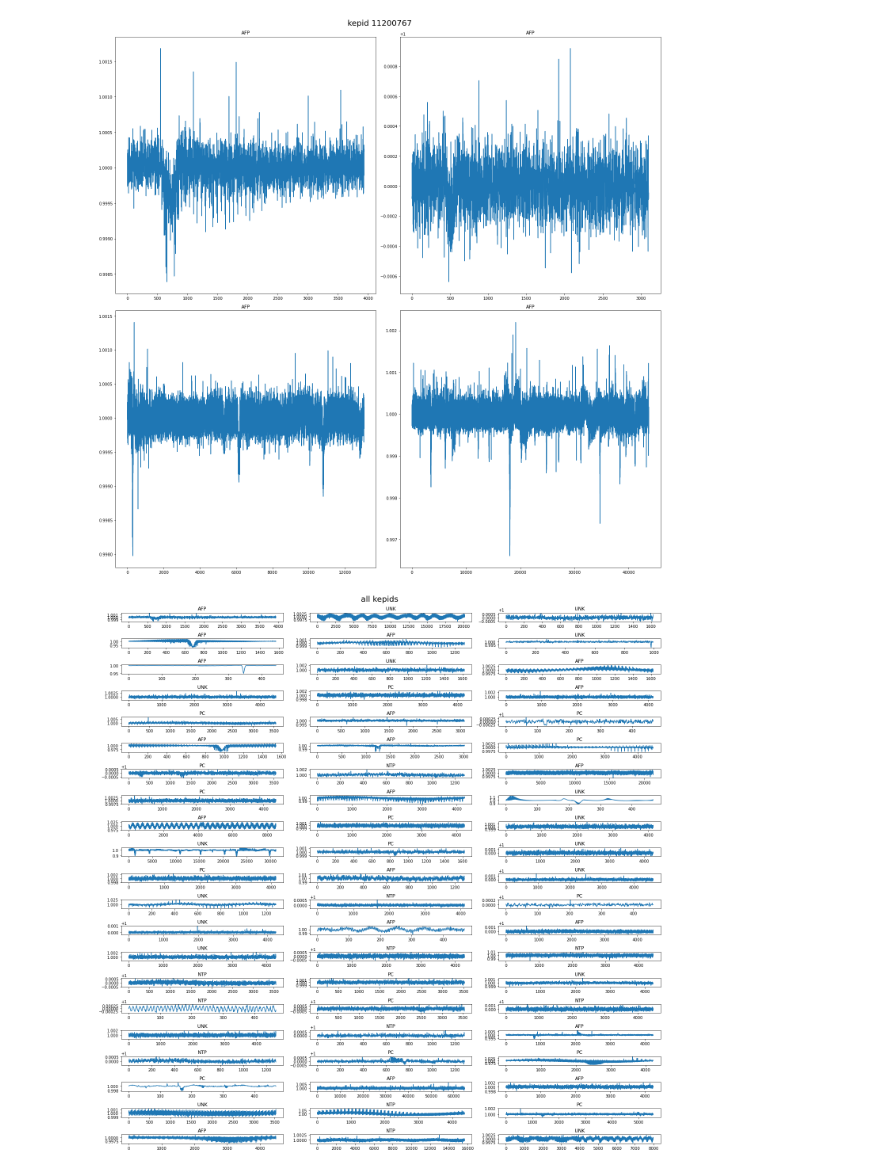
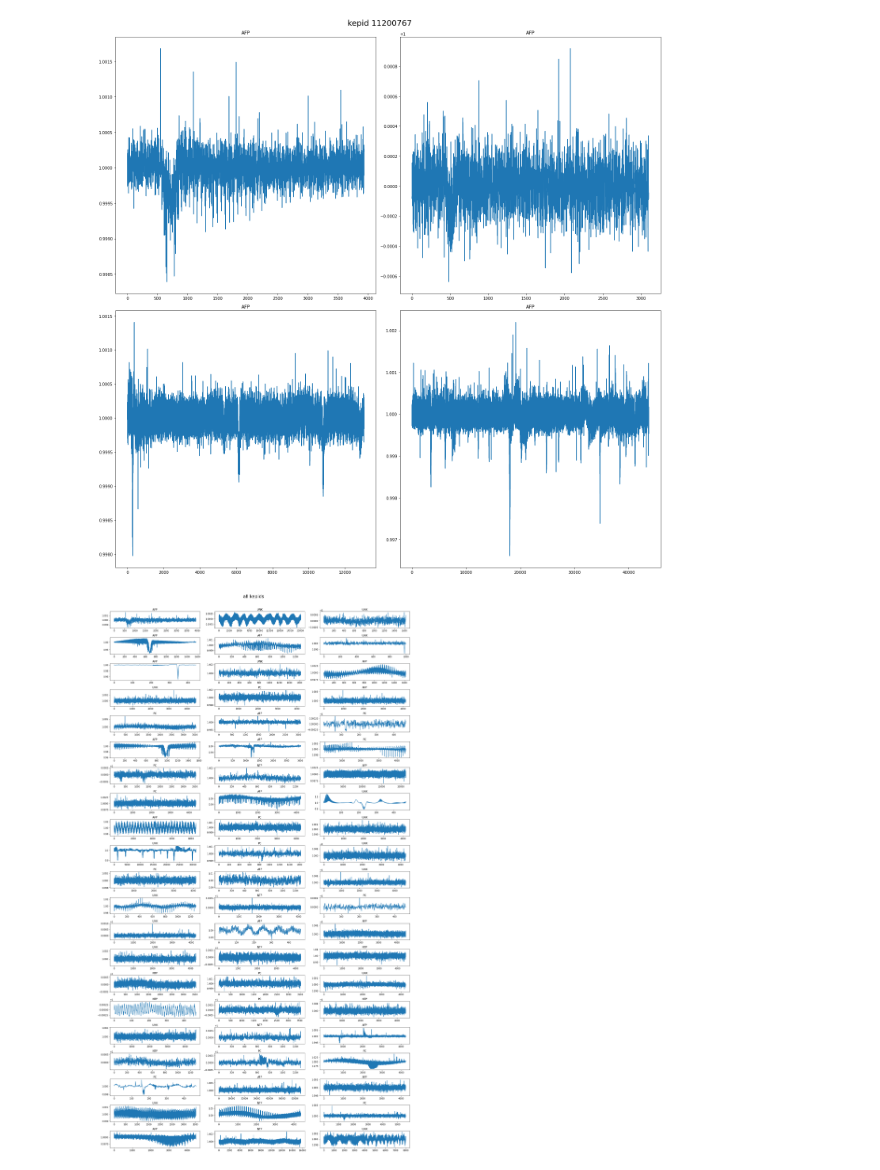
Before and after one commit to DerrickDDInAI/astro, a Jupyter notebook: core/ml_training.ipynb, the cells around one changed output. Cells and saved outputs as stored; diff of their text form; code cells hidden in the pictures.

```diff
--- a/core/ml_training.ipynb
+++ b/core/ml_training.ipynb
@@ -146,32 +154,32 @@ plt.show()
 kepids = kepler_tce_df.kepid.unique()
 
 # set subplots grid
 LEN_ROWS: int = 3
 LEN_COLS: int = 3
-fig, ax = plt.subplots(len(kepids)//LEN_ROWS,LEN_COLS, figsize=(20,20))
+fig, ax = plt.subplots(len(kepids)//LEN_ROWS,LEN_COLS, figsize=(20,36))
 
 # plot all observation missions
 for i, kepid in enumerate(kepids):
 
     # define subplot
     ax_i=ax[i//LEN_ROWS,i - LEN_COLS*(i//LEN_COLS)]
 
     # get flux data
     flux_vector = kepler_tce_df[kepler_tce_df.kepid == kepid].flux_vector.values[0]
 
     # plot flux data
     ax_i.plot(flux_vector)
 
     # get label
     label = kepler_tce_df[kepler_tce_df.kepid == kepid].av_training_set.values[0]
 
     # set subplot label
     ax_i.set_title(label)
 
 # show the figure
 fig.suptitle(f'all kepids', fontsize=20)
 fig.tight_layout()
 fig.subplots_adjust(top=0.95)
 plt.show()
 # %% [output]
-[figure, old version]
+[figure, new version]
```
Also changed, not shown: parts of 4 cells of this notebook, 1 other file.
